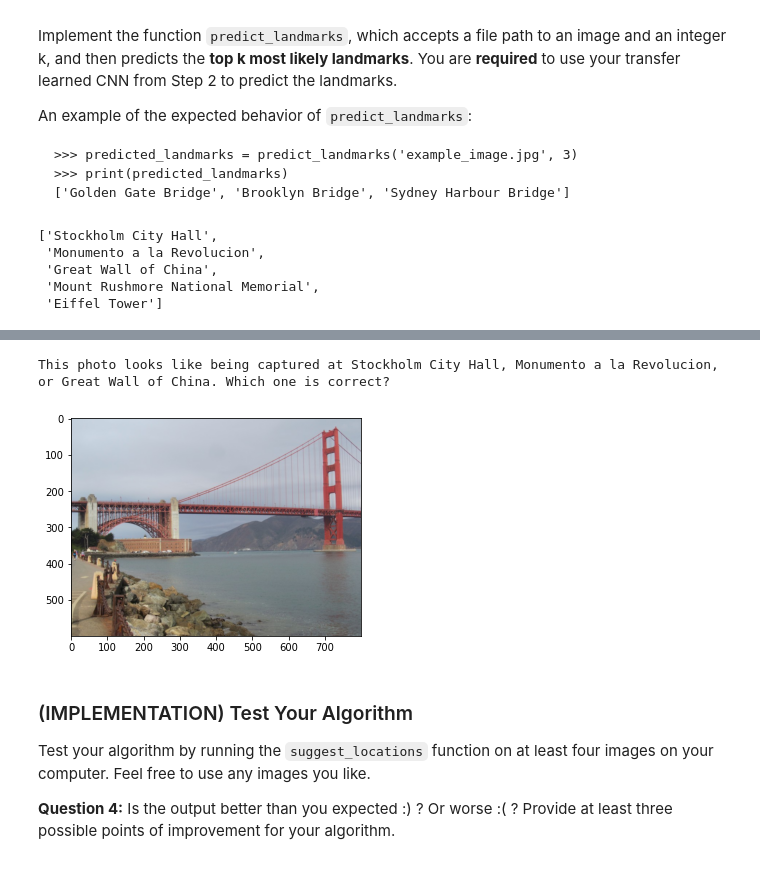
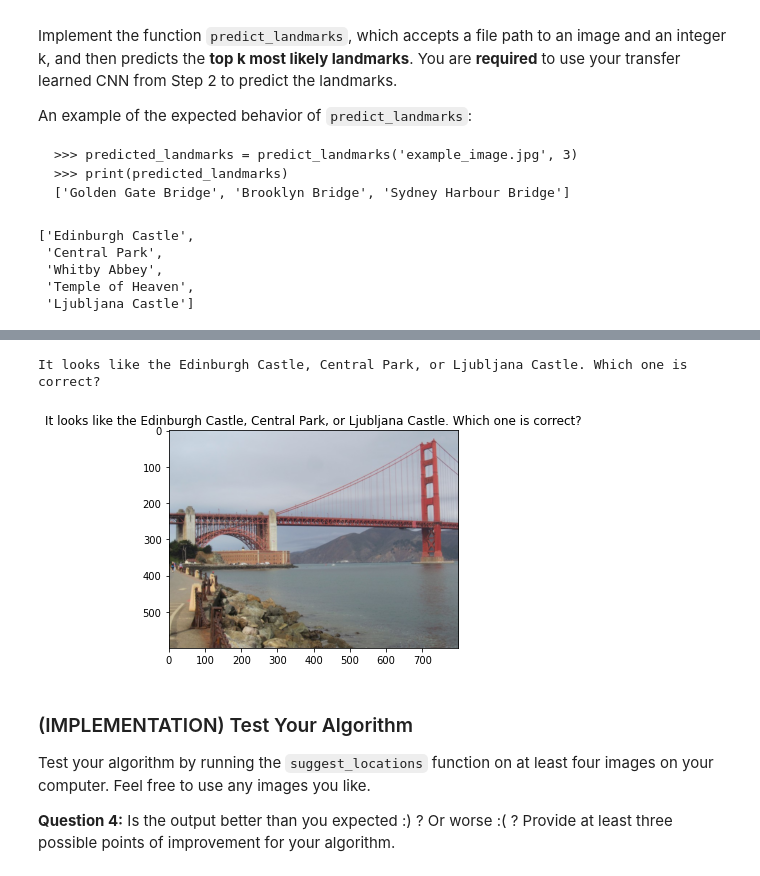
Before and after one commit to udacity/nd101-c2-landmarks-starter, a Jupyter notebook: landmark_project/landmark.ipynb, the cells around one changed output, grey strips where cells are left out. Drawn from its saved outputs; the diff is of its cells as text; code cells hidden in the pictures.

```diff
--- a/landmark_project/landmark.ipynb
+++ b/landmark_project/landmark.ipynb
@@ -670,8 +670,12 @@ If you like, **you are welcome to use the same data loaders from the previous st
 # VGG-16 Takes 224x224 images as input, so we resize all of them
 image_size = 224 # For VGGNet
 # data_transform = transforms.ToTensor()
+normalize = transforms.Normalize(mean=[0.485, 0.456, 0.406],
+                                 std=[0.229, 0.224, 0.225]) # Note: pretrained models expects the images to be normalized
+# Compose
 data_transform = transforms.Compose([transforms.RandomResizedCrop(image_size),
-                                      transforms.ToTensor()])
+                                      transforms.ToTensor(),
+                                      normalize])
 #-----------------------------#
 # define dataloader parameters
 batch_size = 20
@@ -808,7 +832,11 @@ The validation loss jumped across the threshold, stop.
 Try out your model on the test dataset of landmark images. Use the code cell below to calculate and print the test loss and accuracy.  Ensure that your test accuracy is greater than 60%.
 # %%
 # load the model that got the best validation accuracy
+model_transfer, _ = get_transfered_model()
 model_transfer.load_state_dict(torch.load('model_transfer.pt'))
+if use_cuda:
+    model_transfer = model_transfer.cuda()
+
 # Test
 test(loaders_transfer, model_transfer, criterion_transfer, use_cuda)
 # %% [output]
@@ -850,7 +878,7 @@ def predict_landmarks(img_path, k, classes=classes, use_cuda=None):
     # Load the model
     #---------------------------------------#
     # create the transfered model architecture (graph)
-    model_transfer = get_transfered_model()
+    model_transfer, _ = get_transfered_model()
 
     # For pytorch version < 0.4.1
     if use_cuda:
@@ -870,11 +898,16 @@ def predict_landmarks(img_path, k, classes=classes, use_cuda=None):
 
     # Pregenerate the data transform
     image_size = 224
+    #
+    normalize = transforms.Normalize(mean=[0.485, 0.456, 0.406],
+                                 std=[0.229, 0.224, 0.225]) # Note: pretrained models expects the images to be normalized
+
     # data_transform = transforms.ToTensor()
 #     data_transform = transforms.Compose([transforms.RandomResizedCrop(image_size),
 #                                          transforms.ToTensor()])
     data_transform = transforms.Compose([transforms.Resize((image_size,image_size)),
-                                         transforms.ToTensor()])
+                                         transforms.ToTensor(),
+                                         normalize])
     #
 
     # Load the image in query
@@ -907,11 +940,11 @@ def predict_landmarks(img_path, k, classes=classes, use_cuda=None):
 # test on a sample image
 predict_landmarks('images/test/09.Golden_Gate_Bridge/190f3bae17c32c37.jpg', 5)
 # %% [output]
-['Stockholm City Hall',
- 'Monumento a la Revolucion',
- 'Great Wall of China',
- 'Mount Rushmore National Memorial',
- 'Eiffel Tower']
+['Edinburgh Castle',
+ 'Central Park',
+ 'Whitby Abbey',
+ 'Temple of Heaven',
+ 'Ljubljana Castle']
 # %% [markdown]
 ### (IMPLEMENTATION) Write Your Algorithm, Part 2
 
@@ -922,22 +955,24 @@ Some sample output for `suggest_locations` is provided below, but feel free to d
 # %%
 def suggest_locations(img_path, fig_id=0):
     # get landmark predictions
     predicted_landmarks = predict_landmarks(img_path, 3)
 
     ## TODO: display image and display landmark predictions
     image_raw = Image.open(img_path)
     fig = plt.figure(fig_id)
     plt.imshow( image_raw ) # Sow the image
-    print("This photo looks like being captured at {}, {}, or {}. Which one is correct?".format(*predicted_landmarks))
+    show_str = "It looks like the {}, {}, or {}. Which one is correct?".format(*predicted_landmarks)
+    plt.title(show_str)
+    print(show_str)
 
 
 
 
 # test on a sample image
 suggest_locations('images/test/09.Golden_Gate_Bridge/190f3bae17c32c37.jpg')
 # %% [output]
-This photo looks like being captured at Stockholm City Hall, Monumento a la Revolucion, or Great Wall of China. Which one is correct?
+It looks like the Edinburgh Castle, Central Park, or Ljubljana Castle. Which one is correct?
-[figure, old version]
+[figure, new version]
 # %% [markdown]
 ### (IMPLEMENTATION) Test Your Algorithm
 
```
Also changed, not shown: parts of 8 cells of this notebook, 1 other file.
